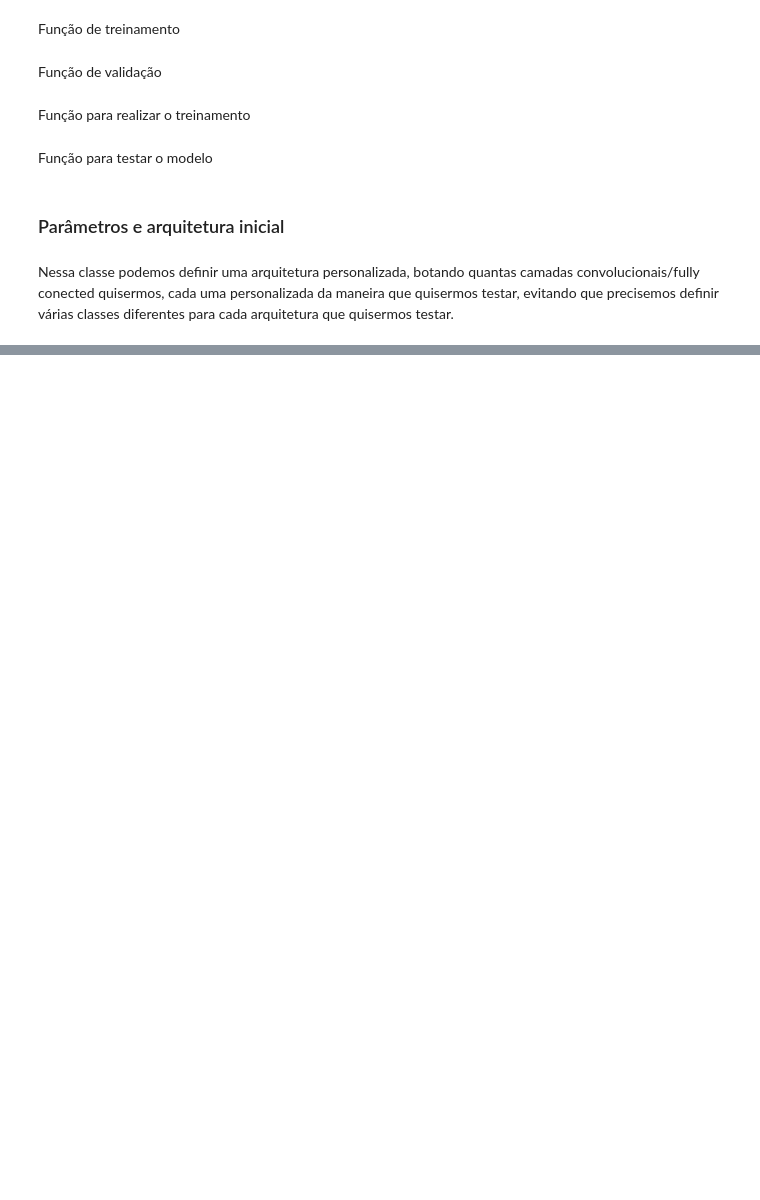
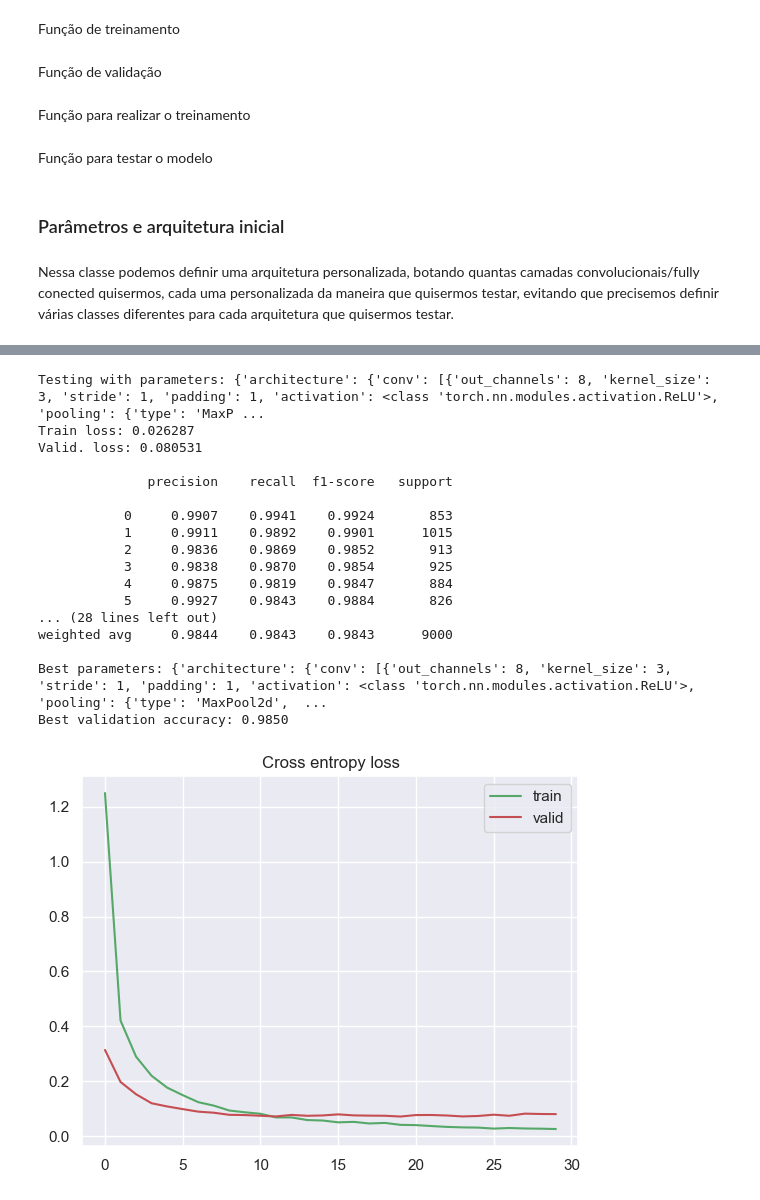
Before and after one commit to FrederickAlmeida/CNN-MNIST-classifier, a Jupyter notebook: cnn_classifier.ipynb, the cells around one changed output, grey strips where cells are left out. Saved outputs shown, nothing was run; the diff lists cells and outputs as text; code cells hidden in the pictures; blank space fills up the shorter version.

```diff
--- a/cnn_classifier.ipynb
+++ b/cnn_classifier.ipynb
@@ -367,0 +448,43 @@ weighted avg     0.9777    0.9777    0.9777      9000
+# %%
+param_grid = {
+    'architecture': [
+        {
+            'conv': [
+                {'out_channels': 8, 'kernel_size': 3, 'stride': 1, 'padding': 1, 'activation': nn.ReLU, 'pooling': {'type': 'MaxPool2d', 'params': {'kernel_size': 2, 'stride': 2}}, 'batch_norm': False}
+            ],
+            'mlp_input_size': 8*14*14,
+            'mlp': [
+                {'out_units': 128, 'activation': nn.ReLU, 'dropout': 0.3},
+                {'out_units': 64, 'activation': nn.ReLU, 'dropout': 0.3}
+            ],
+            'output_units': 10
+        }
+    ],
+    'learning_rate': [0.001],
+    'optimizer': ['Adam'],
+    'epochs': [30],
+    'initialization': ['normal', 'uniform']
+}
+
+best_params, best_accuracy = hyperparameter_search(train_dl, val_dl, param_grid, device)
+print(f"Best parameters: {best_params}")
+print(f"Best validation accuracy: {best_accuracy:.4f}")
+# %% [output]
+Testing with parameters: {'architecture': {'conv': [{'out_channels': 8, 'kernel_size': 3, 'stride': 1, 'padding': 1, 'activation': <class 'torch.nn.modules.activation.ReLU'>, 'pooling': {'type': 'MaxP ...
+Train loss: 0.026287
+Valid. loss: 0.080531
+
+              precision    recall  f1-score   support
+
+           0     0.9907    0.9941    0.9924       853
+           1     0.9911    0.9892    0.9901      1015
+           2     0.9836    0.9869    0.9852       913
+           3     0.9838    0.9870    0.9854       925
+           4     0.9875    0.9819    0.9847       884
+           5     0.9927    0.9843    0.9884       826
+... (28 lines left out)
+weighted avg     0.9844    0.9843    0.9843      9000
+
+Best parameters: {'architecture': {'conv': [{'out_channels': 8, 'kernel_size': 3, 'stride': 1, 'padding': 1, 'activation': <class 'torch.nn.modules.activation.ReLU'>, 'pooling': {'type': 'MaxPool2d',  ...
+Best validation accuracy: 0.9850
+[figure, added]
```
Also changed, not shown: parts of 15 cells of this notebook.
